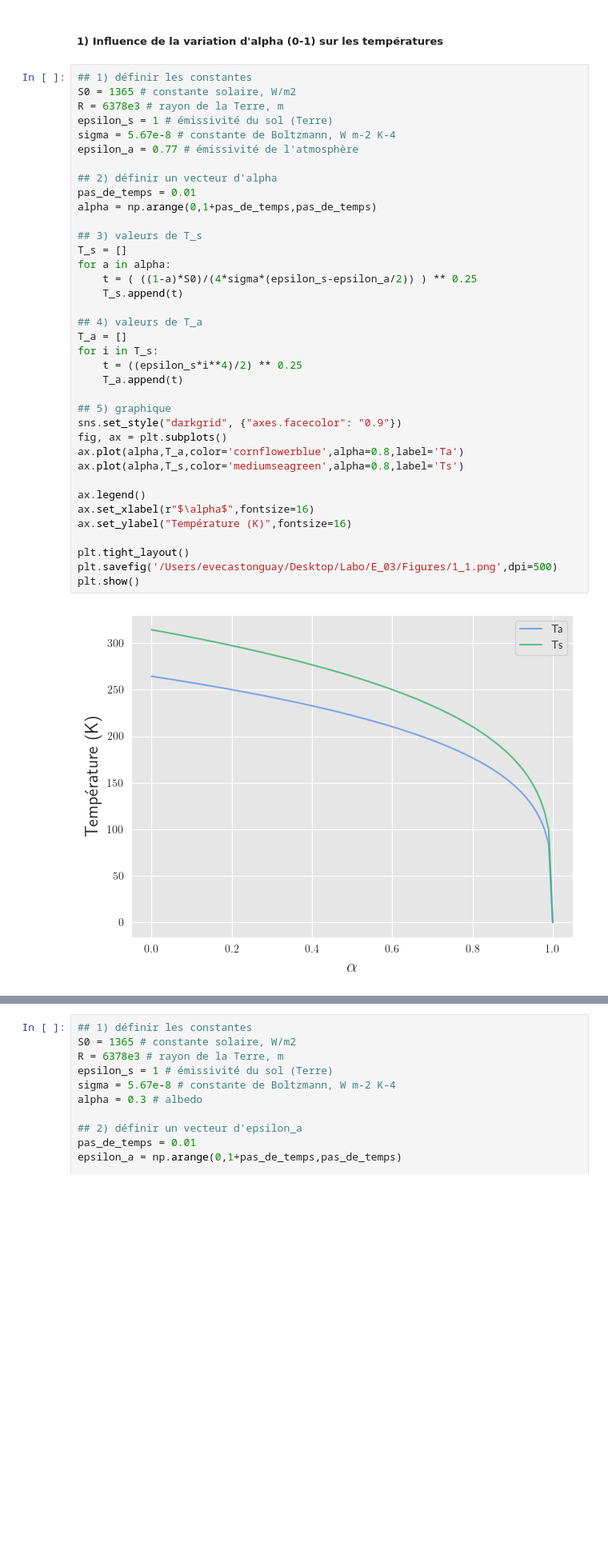
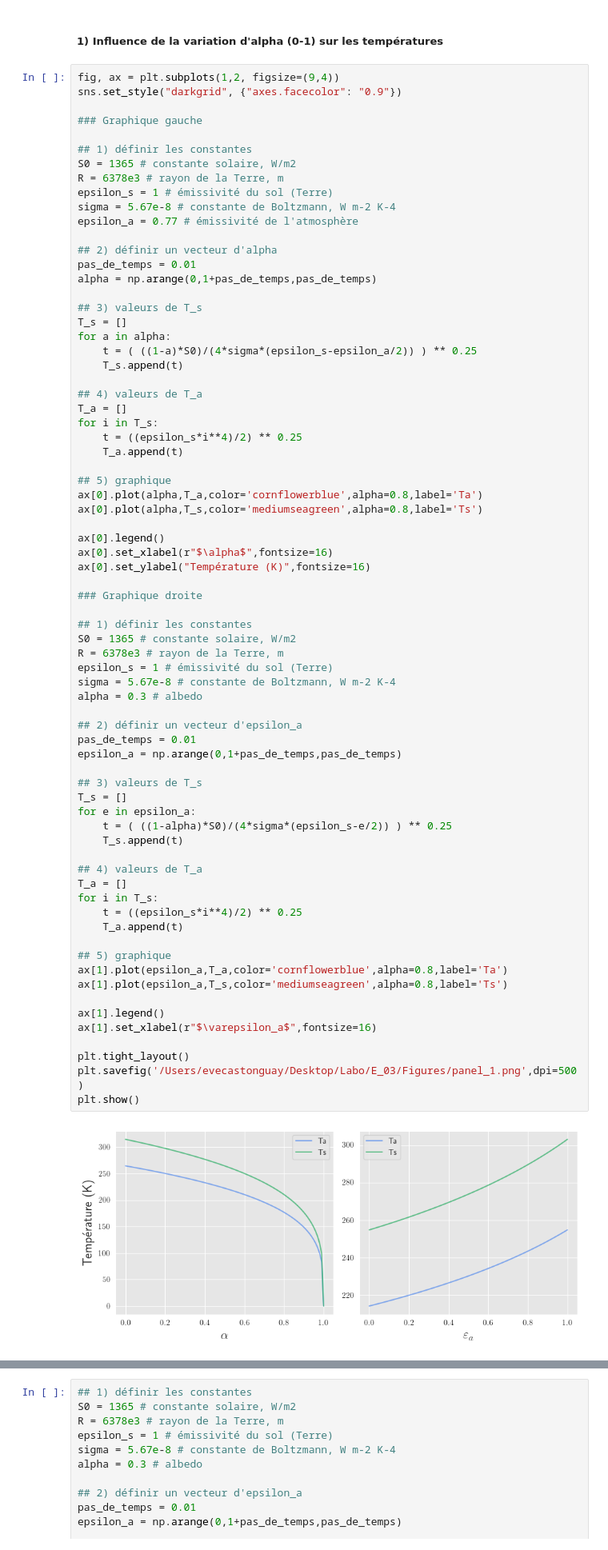
Before and after one commit to evecastonguay/laboratoire3, a Jupyter notebook: modèle0D.ipynb, the cells around one changed output, grey strips where cells are left out. Shown at 80% size. Cells and saved outputs as stored; diff of their text form; blank space fills up the shorter version.

```diff
--- a/modèle0D.ipynb
+++ b/modèle0D.ipynb
@@ -42,42 +42,77 @@ Température de l'atmosphère:  242.0 K
 # %% [markdown]
 ##### 1) Influence de la variation d'alpha (0-1) sur les températures
 # %%
+fig, ax = plt.subplots(1,2, figsize=(9,4))
+sns.set_style("darkgrid", {"axes.facecolor": "0.9"})
+
+### Graphique gauche
+
 ## 1) définir les constantes
 S0 = 1365 # constante solaire, W/m2
 R = 6378e3 # rayon de la Terre, m
 epsilon_s = 1 # émissivité du sol (Terre)
 sigma = 5.67e-8 # constante de Boltzmann, W m-2 K-4
 epsilon_a = 0.77 # émissivité de l'atmosphère
 
 ## 2) définir un vecteur d'alpha
 pas_de_temps = 0.01
 alpha = np.arange(0,1+pas_de_temps,pas_de_temps)
 
 ## 3) valeurs de T_s
 T_s = []
 for a in alpha:
     t = ( ((1-a)*S0)/(4*sigma*(epsilon_s-epsilon_a/2)) ) ** 0.25
     T_s.append(t)
 
 ## 4) valeurs de T_a
 T_a = []
 for i in T_s:
     t = ((epsilon_s*i**4)/2) ** 0.25
     T_a.append(t)
 
 ## 5) graphique
-sns.set_style("darkgrid", {"axes.facecolor": "0.9"})
-fig, ax = plt.subplots()
-ax.plot(alpha,T_a,color='cornflowerblue',alpha=0.8,label='Ta')
-ax.plot(alpha,T_s,color='mediumseagreen',alpha=0.8,label='Ts')
+ax[0].plot(alpha,T_a,color='cornflowerblue',alpha=0.8,label='Ta')
+ax[0].plot(alpha,T_s,color='mediumseagreen',alpha=0.8,label='Ts')
 
-ax.legend()
-ax.set_xlabel(r"$\alpha$",fontsize=16)
-ax.set_ylabel("Température (K)",fontsize=16)
+ax[0].legend()
+ax[0].set_xlabel(r"$\alpha$",fontsize=16)
+ax[0].set_ylabel("Température (K)",fontsize=16)
+
+### Graphique droite
+
+## 1) définir les constantes
+S0 = 1365 # constante solaire, W/m2
+R = 6378e3 # rayon de la Terre, m
+epsilon_s = 1 # émissivité du sol (Terre)
+sigma = 5.67e-8 # constante de Boltzmann, W m-2 K-4
+alpha = 0.3 # albedo
+
+## 2) définir un vecteur d'epsilon_a
+pas_de_temps = 0.01
+epsilon_a = np.arange(0,1+pas_de_temps,pas_de_temps)
+
+## 3) valeurs de T_s
+T_s = []
+for e in epsilon_a:
+    t = ( ((1-alpha)*S0)/(4*sigma*(epsilon_s-e/2)) ) ** 0.25
+    T_s.append(t)
+
+## 4) valeurs de T_a
+T_a = []
+for i in T_s:
+    t = ((epsilon_s*i**4)/2) ** 0.25
+    T_a.append(t)
+
+## 5) graphique
+ax[1].plot(epsilon_a,T_a,color='cornflowerblue',alpha=0.8,label='Ta')
+ax[1].plot(epsilon_a,T_s,color='mediumseagreen',alpha=0.8,label='Ts')
+
+ax[1].legend()
+ax[1].set_xlabel(r"$\varepsilon_a$",fontsize=16)
 
 plt.tight_layout()
-plt.savefig('/Users/evecastonguay/Desktop/Labo/E_03/Figures/1_1.png',dpi=500)
+plt.savefig('/Users/evecastonguay/Desktop/Labo/E_03/Figures/panel_1.png',dpi=500)
 plt.show()
 # %% [output]
-[figure, old version]
+[figure, new version]
 # %% [markdown]
```
Also changed, not shown: parts of 3 cells of this notebook.
